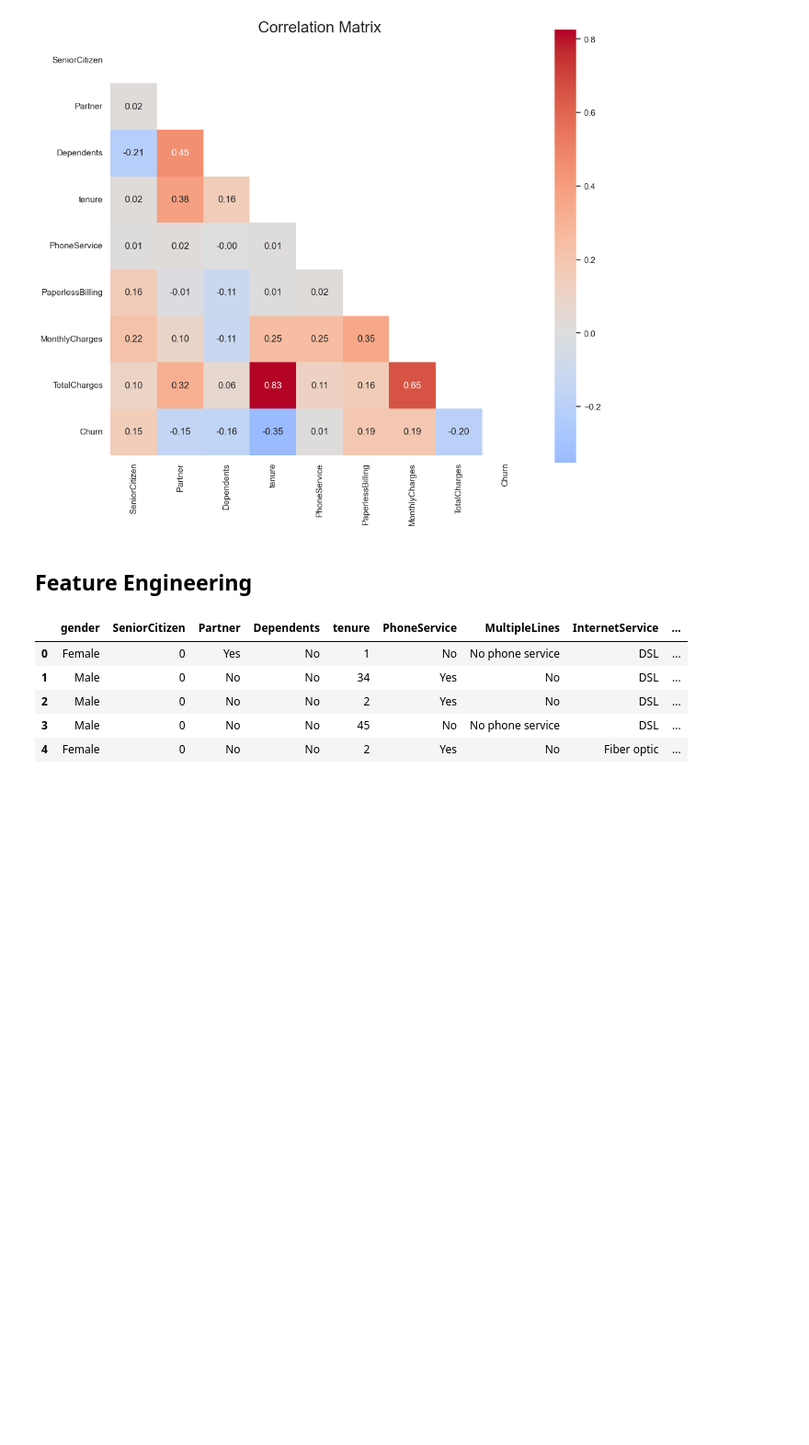
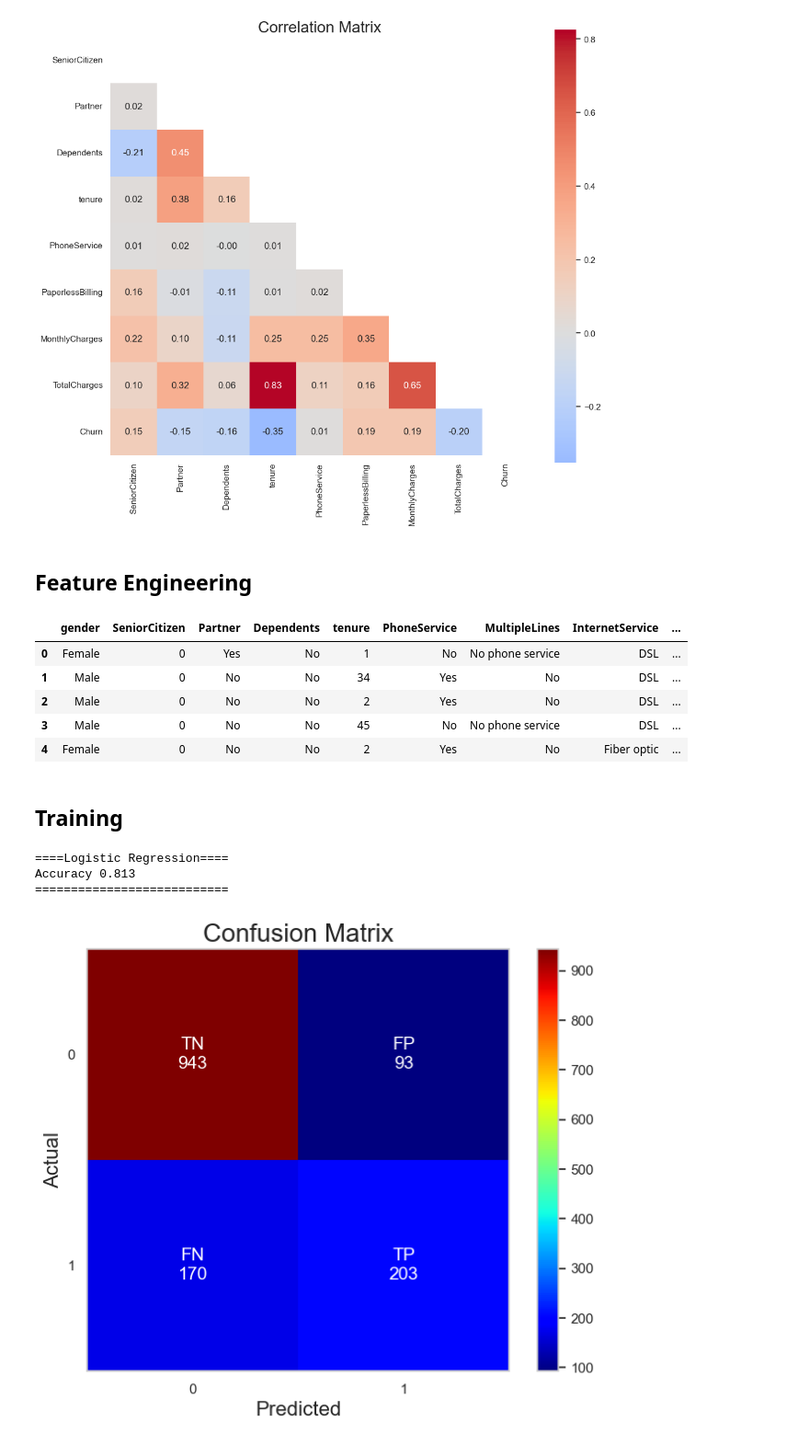
Before and after one commit to wuttipansat/Churn_Prediction, a Jupyter notebook: notebooks/experiment.ipynb, the cells around one changed output. Shown at 92% size. Saved outputs shown, nothing was run; the diff lists cells and outputs as text; code cells hidden in the pictures; blank space fills up the shorter version.

```diff
--- a/notebooks/eda.ipynb
+++ b/notebooks/experiment.ipynb
@@ -209,3 +217,76 @@ feat.head()
 | 2 | Male | 0 | No | No | 2 | Yes | No | DSL | ... |
 | 3 | Male | 0 | No | No | 45 | No | No phone service | DSL | ... |
 | 4 | Female | 0 | No | No | 2 | Yes | No | Fiber optic | ... |
+# %% [markdown]
+## Training
+# %%
+X = feat.drop("Churn", axis=1)
+y = feat["Churn"]
+
+categorical_cols = X.select_dtypes(include=['object']).columns.tolist()
+numerical_cols = X.select_dtypes(include=[np.number]).columns.tolist()
+
+numerical_pipelines = Pipeline([
+    ('imputer', SimpleImputer(strategy='mean')),
+    ('scaler', StandardScaler())
+])
+
+categorical_pipelines = Pipeline([
+    ('imputer', SimpleImputer(strategy='most_frequent')),
+    ('onehot', OneHotEncoder(drop='first', handle_unknown='ignore'))
+])
+
+preprocessor = ColumnTransformer([
+    ('num', numerical_pipelines, numerical_cols),
+    ('cat', categorical_pipelines, categorical_cols)
+])
+
+model = Pipeline([
+    ('preprocessor', preprocessor),
+    ('logreg', LogisticRegression())
+])
+
+X_train, X_test, y_train, y_test = train_test_split(
+    X, y, test_size=0.2, random_state=42
+)
+
+
+
+model.fit(X_train, y_train)
+
+y_pred = model.predict(X_test)
+y_prob = model.predict_proba(X_test)
+
+print("====Logistic Regression====")
+print("Accuracy", round(accuracy_score(y_test, y_pred), 3))
+print("===========================")
+# %% [output]
+====Logistic Regression====
+Accuracy 0.813
+===========================
+# %%
+cm = confusion_matrix(y_test, y_pred)
+
+labels = np.array([['TN', 'FP'],
+                   ['FN', 'TP']])
+
+fig, ax = plt.subplots(figsize=(8,6))
+im = ax.imshow(cm, cmap='jet')
+
+plt.colorbar(im)
+
+ax.set_xticks([0, 1])
+ax.set_yticks([0, 1])
+
+for i in range(cm.shape[0]):
+    for j in range(cm.shape[1]):
+        text = f"{labels[i, j]}\n{cm[i, j]}"
+        ax.text(j, i, text, ha='center', va='center', color='white', fontsize=14)
+
+ax.set_xlabel("Predicted", fontsize=16)
+ax.set_ylabel("Actual", fontsize=16)
+plt.title("Confusion Matrix", fontsize=20)
+plt.grid(False)
+plt.show()
+# %% [output]
+[figure, added]
```
Also changed, not shown: parts of 1 cell of this notebook, 11 other files.
